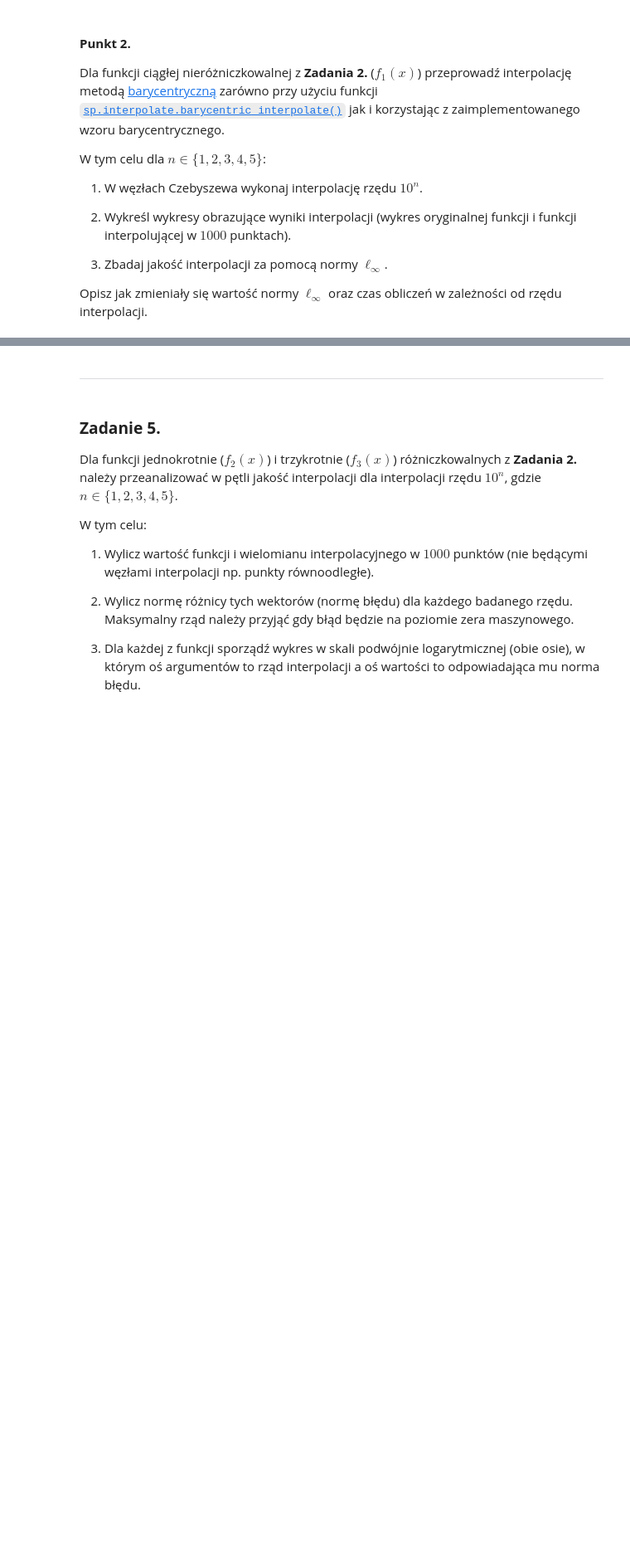
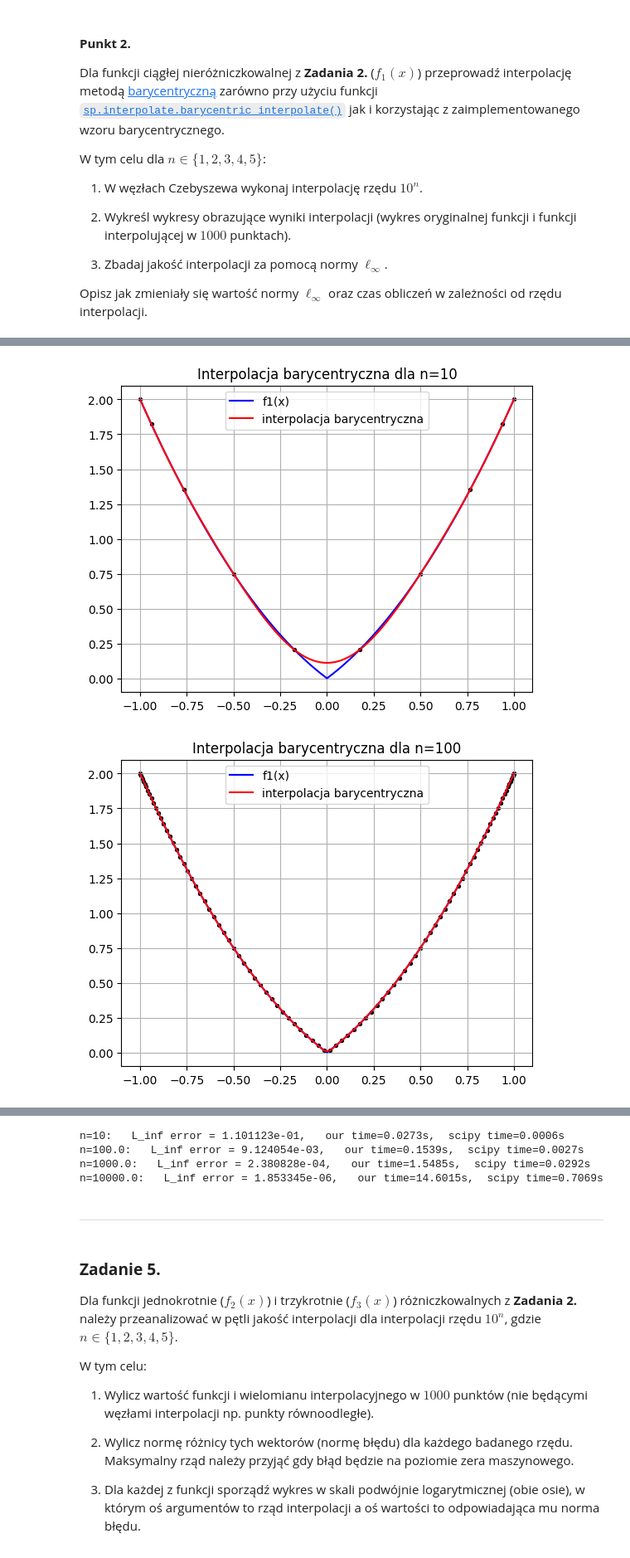
Before and after one commit to MN-KJ-2025/lab9-interpolacja-GrawtoG, a Jupyter notebook: sprawozdanie.ipynb, the cells around one changed output, grey strips where cells are left out. Shown: that part at 83% size. Drawn from its saved outputs; the diff is of its cells as text; code cells hidden in the pictures; blank space fills up the shorter version.

```diff
--- a/sprawozdanie.ipynb
+++ b/sprawozdanie.ipynb
@@ -162,0 +164,50 @@ plt.show()
+# %%
+# ===== Twoja implementacja tutaj =====
+import timeit
+
+#ns = [10, 10e1, 10e2, 10e3, 10e4]
+ns=[10,10e1,10e2,10e3]  # mniejsze n dla szybszego testu
+errors = []
+times_moje = []
+times_scipy = []
+
+x = np.linspace(-1, 1, 1000)
+
+for n in ns:
+    n=int(n)
+
+    xi = main.chebyshev_nodes(n)
+    yi = f1(xi)
+    wi = main.bar_cheb_weights(n)
+
+
+
+    y_moje = main.barycentric_inte(xi, yi, wi, x)
+
+    times_moje.append(timeit.timeit(lambda :main.barycentric_inte(xi, yi, wi, x),number=1))
+
+
+
+    y_scipy = sp.interpolate.barycentric_interpolate(xi, yi, x)
+
+
+    times_scipy.append(timeit.timeit(lambda :sp.interpolate.barycentric_interpolate(xi, yi, x),number=1))
+
+    errors.append(np.max(np.abs(f1(x) - y_moje)))
+
+
+    plt.figure()
+    plt.plot(x, f1(x), 'b', label='f1(x)')
+    plt.plot(x, y_moje, 'r', label='interpolacja barycentryczna')
+    plt.scatter(xi, yi, s=8, color='k')
+    plt.title(f'Interpolacja barycentryczna dla n={n}')
+    plt.grid()
+    plt.legend()
+    plt.show()
+
+
+for i, n in enumerate(ns):
+    print(f"n={n}:   L_inf error = {errors[i]:.6e},   our time={times_moje[i]:.4f}s,  scipy time={times_scipy[i]:.4f}s")
+# %% [output]
+[figure, added]
+[figure, added]
@@ -163,3 +216,7 @@ plt.show()
+n=10:   L_inf error = 1.101123e-01,   our time=0.0273s,  scipy time=0.0006s
+n=100.0:   L_inf error = 9.124054e-03,   our time=0.1539s,  scipy time=0.0027s
+n=1000.0:   L_inf error = 2.380828e-04,   our time=1.5485s,  scipy time=0.0292s
+n=10000.0:   L_inf error = 1.853345e-06,   our time=14.6015s,  scipy time=0.7069s
 # %% [markdown]
 ---
 # %% [markdown]
```
Also changed, not shown: parts of 10 cells of this notebook, 1 other file.
